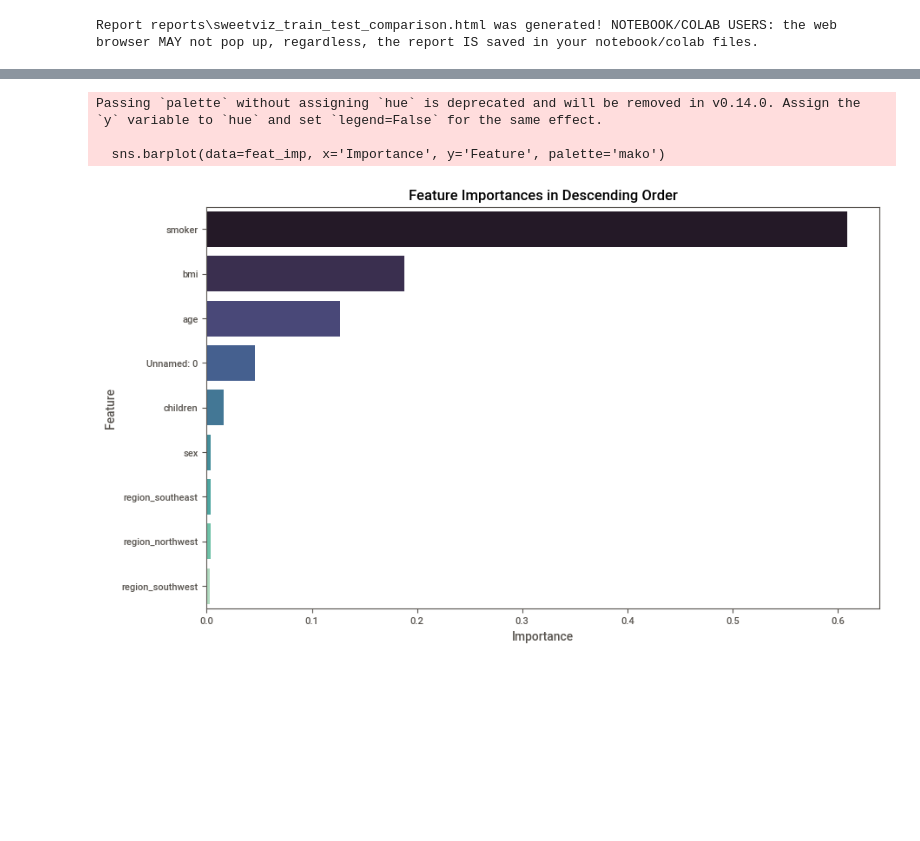
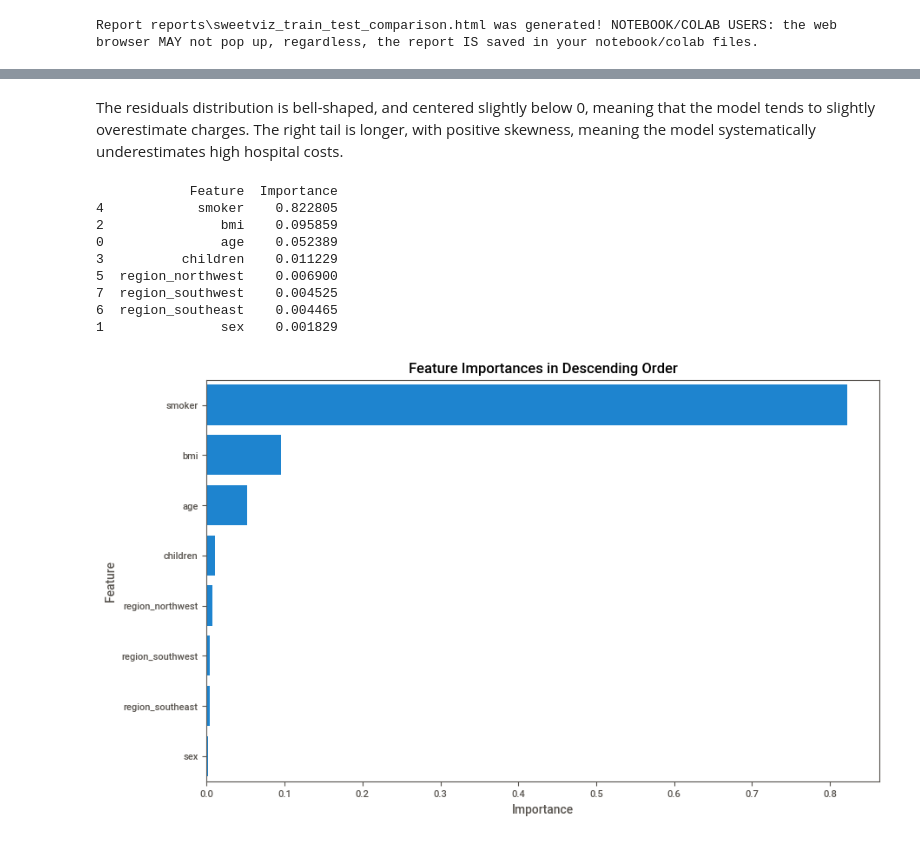
Before and after one commit to patriciaavram/Health-Insurance-Feature-Importance, a Jupyter notebook: model.ipynb, the cells around one changed output, grey strips where cells are left out. Saved outputs shown, nothing was run; the diff lists cells and outputs as text; code cells hidden in the pictures; blank space fills up the shorter version.

Commit message:
Fine tuning model, creating visualisations and analysis

```diff
--- a/model.ipynb
+++ b/model.ipynb
@@ -27,7 +32,7 @@ X = df.drop(columns=[target_col])
 y = df[target_col]
 # %%
 # train test split
-X_train, X_test, y_train, y_test = train_test_split(X, y, test_size=0.2, random_state=42)
+X_train, X_test, y_train, y_test = train_test_split(X, y, test_size=0.3, random_state=0)
 
 train_df = X_train.copy()
 train_df['charges'] = y_train
@@ -35,7 +40,7 @@ train_df['charges'] = y_train
 test_df = X_test.copy()
 test_df['charges'] = y_test
 
-compare_report = sv.compare([train_df, "Training Data"],[test_df, "Test Data"],target_feat="charges")
+compare_report = sv.compare([train_df, "Training Data"],[test_df, "Test Data"], target_feat="charges")
 compare_report.show_html("reports\sweetviz_train_test_comparison.html")
 # %% [output]
 Done! Use 'show' commands to display/save.   |██████████| [100%]   00:00 -> (00:00 left)
@@ -45,9 +50,9 @@ Report reports\sweetviz_train_test_comparison.html was generated! NOTEBOOK/COLAB
 use_xgboost = True  # False to use RandomForest instead
 
 if use_xgboost:
-    model = XGBRegressor(n_estimators=300, learning_rate=0.05, random_state=42)
+    model = XGBRegressor(learning_rate=0.05, max_depth=3, random_state=0)
 else:
-    model = RandomForestRegressor(n_estimators=300, random_state=42)
+    model = RandomForestRegressor(random_state=0)
 
 model.fit(X_train, y_train)
 # %% [output]
@@ -62,15 +118,24 @@ Model Test MSE: 21504042.28
+# %% [markdown]
+The residuals distribution is bell-shaped, and centered slightly below 0, meaning that the model tends to slightly overestimate charges. The right tail is longer, with positive skewness, meaning the model systematically underestimates high hospital costs.
 # %%
 # variable importance analysis
 importances = model.feature_importances_
 feat_imp = pd.DataFrame({'Feature': X.columns, 'Importance': importances})
 feat_imp = feat_imp.sort_values('Importance', ascending=False)
+print(feat_imp)
 
 plt.figure(figsize=(10,6))
-sns.barplot(data=feat_imp, x='Importance', y='Feature', palette='mako')
+sns.barplot(data=feat_imp, x='Importance', y='Feature')
 plt.title('Feature Importances in Descending Order')
 plt.show()
 # %% [output]
-Passing `palette` without assigning `hue` is deprecated and will be removed in v0.14.0. Assign the `y` variable to `hue` and set `legend=False` for the same effect.
-
-  sns.barplot(data=feat_imp, x='Importance', y='Feature', palette='mako')
+            Feature  Importance
+4            smoker    0.822805
+2               bmi    0.095859
+0               age    0.052389
+3          children    0.011229
+5  region_northwest    0.006900
+7  region_southwest    0.004525
+6  region_southeast    0.004465
+1               sex    0.001829
-[figure, old version]
+[figure, new version]
```
Also changed, not shown: parts of 16 cells of this notebook, 3 other files.
